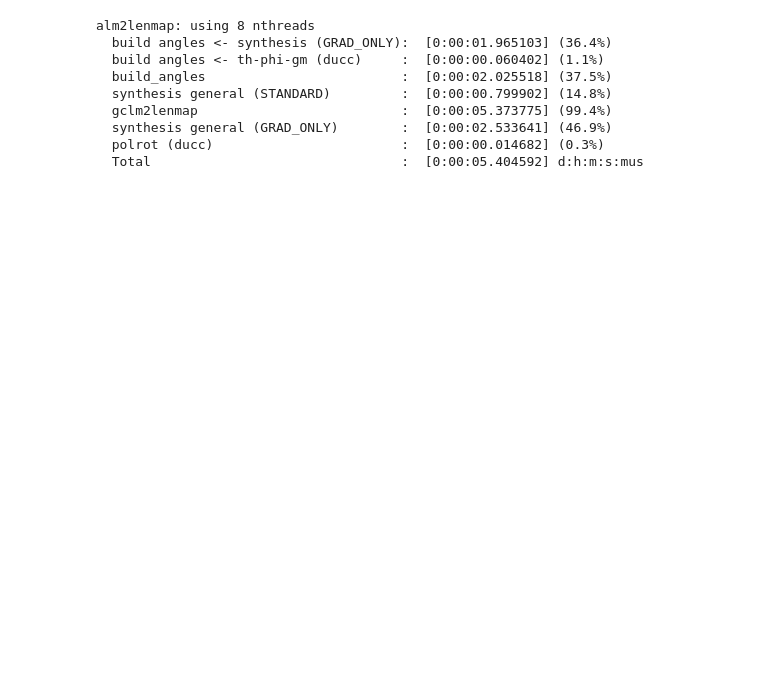
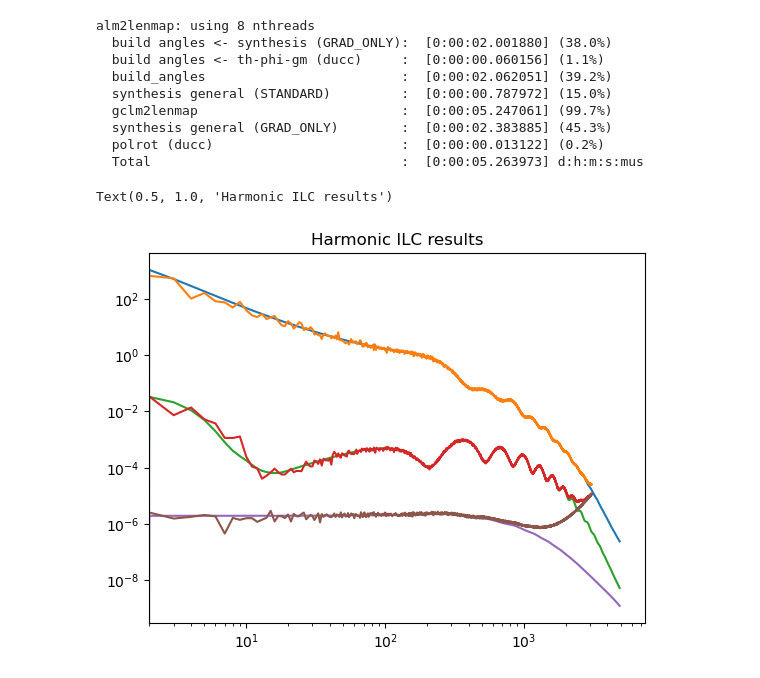
Before and after one commit to antolonappan/echolens, a Jupyter notebook: notebooks/total_sky.ipynb, the cells around one changed output. Cells and saved outputs as stored; diff of their text form; code cells hidden in the pictures; blank space fills up the shorter version.

```diff
--- a/notebooks/total_sky.ipynb
+++ b/notebooks/total_sky.ipynb
@@ -14,14 +14,29 @@ nside = 1024
 # %%
 sky = simulation.CMBbharatSky(folder,nside,model)
 # %%
-alm = sky.observed_alms(0)
+alm = sky.observed_cmb_alms(0)
 # %% [output]
 alm2lenmap: using 8 nthreads
-  build angles <- synthesis (GRAD_ONLY):  [0:00:01.965103] (36.4%)
-  build angles <- th-phi-gm (ducc)     :  [0:00:00.060402] (1.1%)
-  build_angles                         :  [0:00:02.025518] (37.5%)
-  synthesis general (STANDARD)         :  [0:00:00.799902] (14.8%)
-  gclm2lenmap                          :  [0:00:05.373775] (99.4%)
-  synthesis general (GRAD_ONLY)        :  [0:00:02.533641] (46.9%)
-  polrot (ducc)                        :  [0:00:00.014682] (0.3%)
-  Total                                :  [0:00:05.404592] d:h:m:s:mus
+  build angles <- synthesis (GRAD_ONLY):  [0:00:02.001880] (38.0%)
+  build angles <- th-phi-gm (ducc)     :  [0:00:00.060156] (1.1%)
+  build_angles                         :  [0:00:02.062051] (39.2%)
+  synthesis general (STANDARD)         :  [0:00:00.787972] (15.0%)
+  gclm2lenmap                          :  [0:00:05.247061] (99.7%)
+  synthesis general (GRAD_ONLY)        :  [0:00:02.383885] (45.3%)
+  polrot (ducc)                        :  [0:00:00.013122] (0.2%)
+  Total                                :  [0:00:05.263973] d:h:m:s:mus
+# %%
+cmbspectra = simulation.CMBspectra()
+cl_len = cmbspectra.get_lensed_spectra(dl=False)
+# %%
+plt.loglog(cl_len['tt'])
+plt.loglog(hp.alm2cl(alm[0,0]))
+plt.loglog(cl_len['ee'])
+plt.loglog(hp.alm2cl(alm[0,1]))
+plt.loglog(cl_len['bb'])
+plt.loglog(hp.alm2cl(alm[0,2]))
+plt.xlim(2,None)
+plt.title('Harmonic ILC results')
+# %% [output]
+Text(0.5, 1.0, 'Harmonic ILC results')
+[figure, added]
```
Also changed, not shown: 5 other files.
